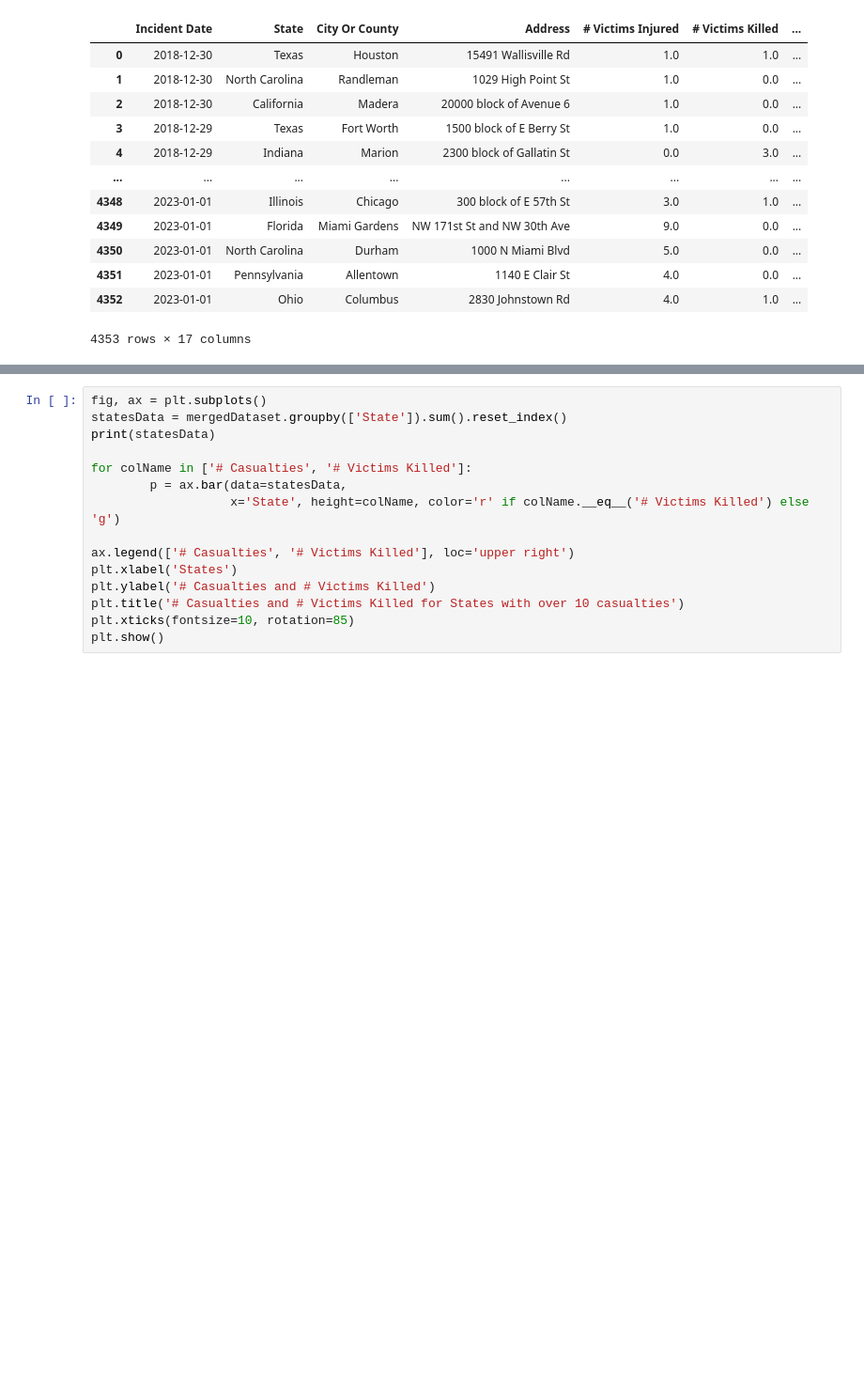
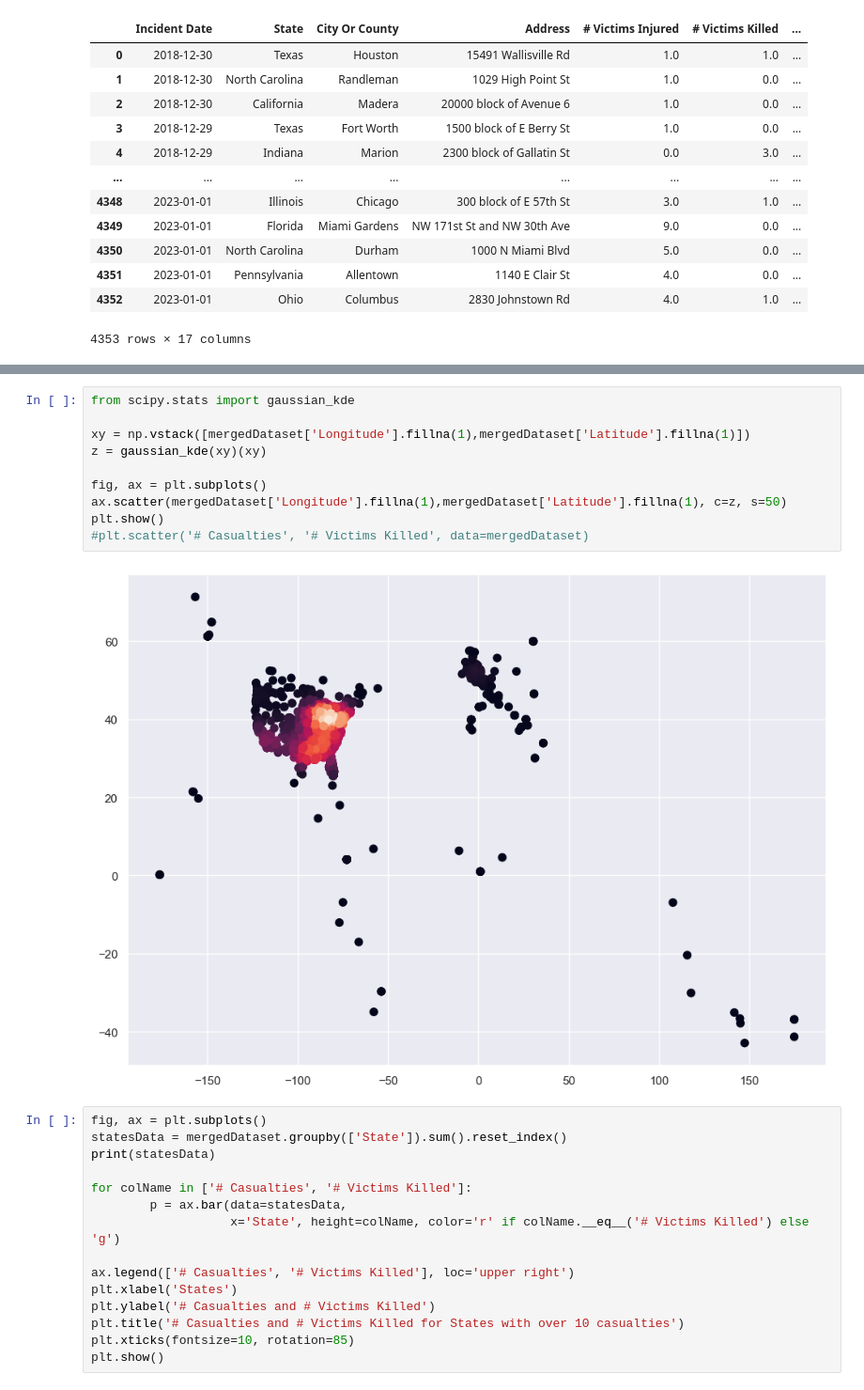
Before and after one commit to DozieSixtus/Gun-violence-US, a Jupyter notebook: scripts/EDA.ipynb, the cells around one changed output, grey strips where cells are left out. Shown at 94% size. Drawn from its saved outputs; the diff is of its cells as text; blank space fills up the shorter version.

```diff
--- a/scripts/EDA.ipynb
+++ b/scripts/EDA.ipynb
@@ -242,6 +242,18 @@ plt.colorbar(label = '# Victims Killed')
 # %% [output]
 <matplotlib.colorbar.Colorbar at 0x...>
 [figure]
+# %%
+from scipy.stats import gaussian_kde
+
+xy = np.vstack([mergedDataset['Longitude'].fillna(1),mergedDataset['Latitude'].fillna(1)])
+z = gaussian_kde(xy)(xy)
+
+fig, ax = plt.subplots()
+ax.scatter(mergedDataset['Longitude'].fillna(1),mergedDataset['Latitude'].fillna(1), c=z, s=50)
+plt.show()
+#plt.scatter('# Casualties', '# Victims Killed', data=mergedDataset)
+# %% [output]
+[figure, added]
 # %%
 fig, ax = plt.subplots()
 statesData = mergedDataset.groupby(['State']).sum().reset_index()
```
Also changed, not shown: parts of 9 cells of this notebook.
